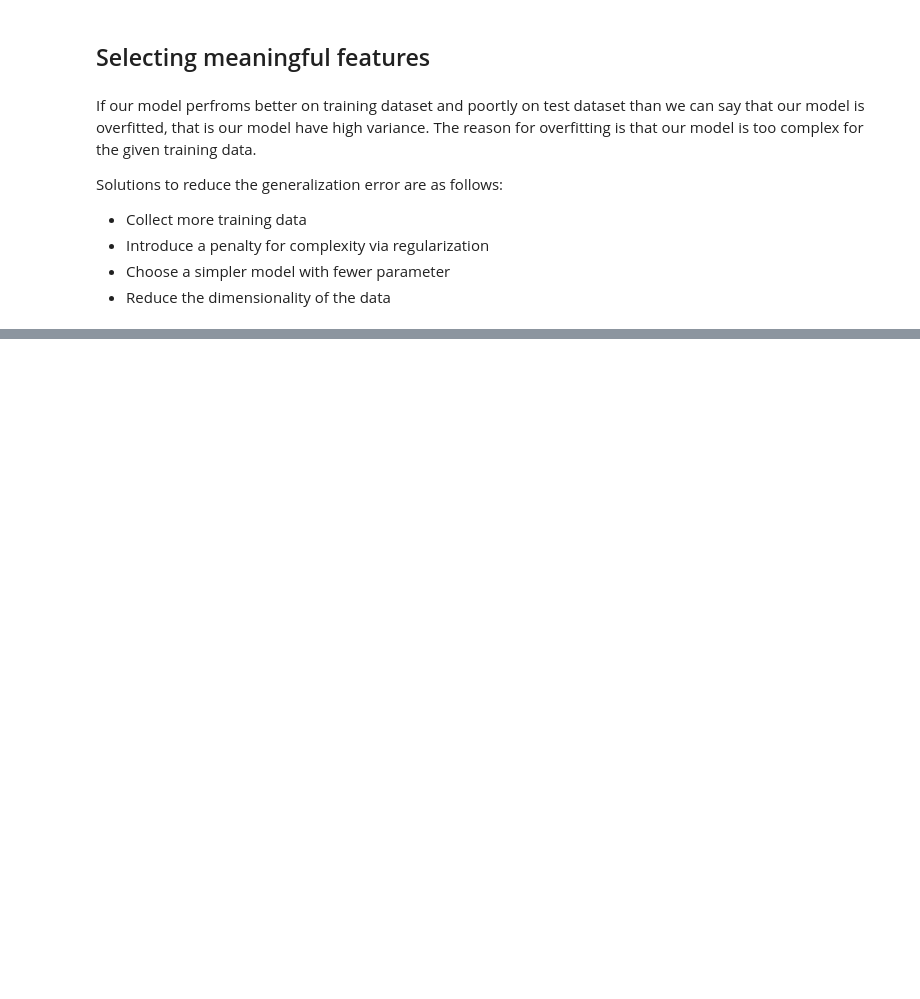
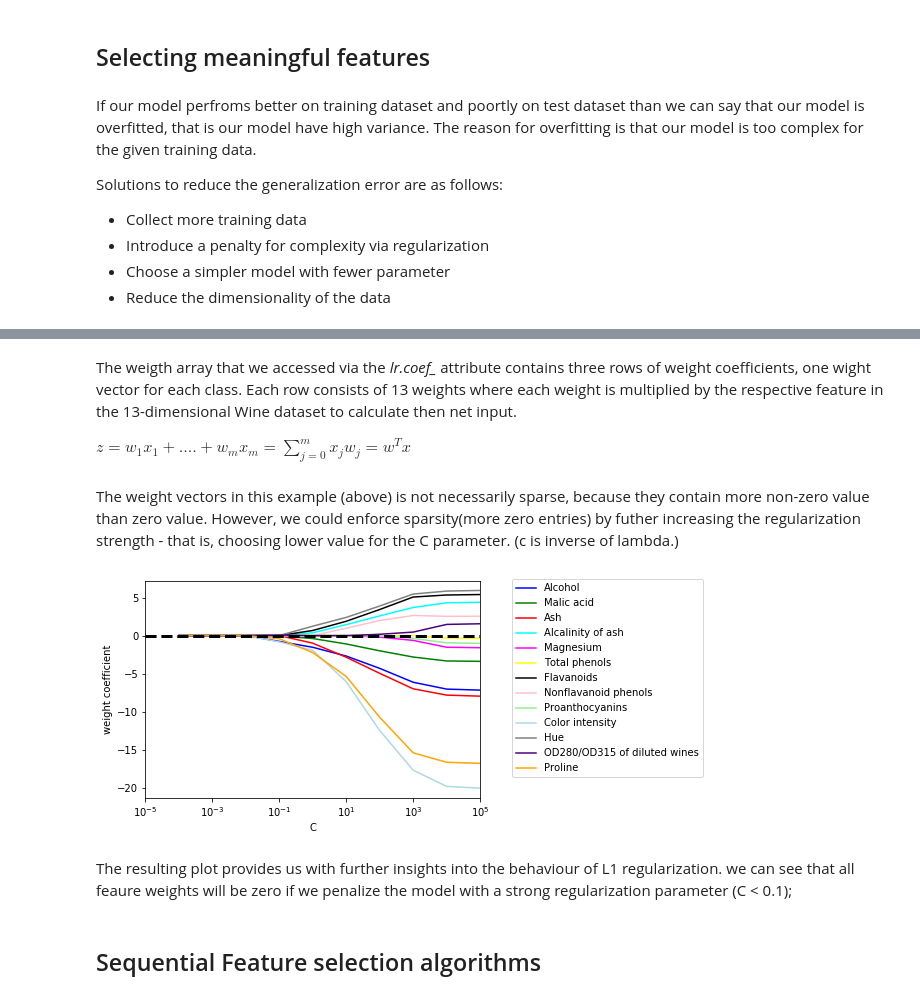
Before and after one commit to rishav-ish/MachineLearning, a Jupyter notebook: Chapter 4.ipynb, the cells around one changed output, grey strips where cells are left out. Drawn from its saved outputs; the diff is of its cells as text; code cells hidden in the pictures; blank space fills up the shorter version.

```diff
--- a/Chapter 4.ipynb
+++ b/Chapter 4.ipynb
@@ -336,0 +353,6 @@ Solutions to reduce the generalization error are as follows:
+# %%
+model = LogisticRegression(penalty='l1', C = 1.0)
+model.fit(X_train_std, y_train)
+
+print('Training accuracy:', model.score(X_train_std,y_train))
+print('Testing accuracy:', model.score(X_test_std, y_test))
@@ -336,0 +380,6 @@ Solutions to reduce the generalization error are as follows:
+# %% [markdown]
+The weigth array that we accessed via the *lr.coef_* attribute contains three rows of weight coefficients, one wight vector for each class. Each row consists of 13 weights where each weight is multiplied by the respective feature in the 13-dimensional Wine dataset to calculate then net input.
+
+$ z = w _1 x _1 + .... + w _m x _m = \sum ^m _{j=0} x _j w _j = w ^T x $
+# %% [markdown]
+The weight vectors in this example (above) is not necessarily sparse, because they contain more non-zero value than zero value. However, we could enforce sparsity(more zero entries) by futher increasing the regularization strength - that is, choosing lower value for the C parameter. (c is inverse of lambda.)
@@ -336,0 +391,35 @@ Solutions to reduce the generalization error are as follows:
+# %%
+#here we will draw a diagram showing a comparison between weight coefficeints and the regularization strength i.e C
+
+fig = plt.figure()
+ax = plt.subplot(111)
+
+colors = ['blue','green','red','cyan','magenta','yellow','black','pink','lightgreen','lightblue', 'gray', 'indigo', 'orange']
+
+weights, params = [], [] #empty list
+
+for c in np.arange(-4., 6.): #c value is between [-4,6)
+    model = LogisticRegression(penalty='l1', C = 10. ** c, random_state=0)
+    model.fit(X_train_std, y_train) #we are using scale data, remember this model uses Gradient Descent for cost optimization.
+    weights.append(model.coef_[1]) #will be considering model 2, remeber OvR.
+    params.append(10**c)
+
+weights = np.array(weights) #converting our list to numpy array
+
+for column, color in zip(range(weights.shape[1]), colors):
+    plt.plot(params, weights[:, column], label = df.columns[column+1], color = color)
+
+plt.axhline(0, color = 'black', linestyle = '--', linewidth = 3)
+plt.xlim([10**(-5), 10**5])
+plt.ylabel('weight coefficient')
+plt.xlabel('C')
+plt.xscale('log')
+#plt.legend(loc = 'upper left')
+ax.legend(loc = 'upper center', bbox_to_anchor = (1.38,1.03), ncol = 1, fancybox = True)
+plt.show()
+# %% [output]
+[figure, added]
+# %% [markdown]
+The resulting plot provides us with further insights into the behaviour of L1 regularization. we can see that all feaure weights will be zero if we penalize the model with a strong regularization parameter (C < 0.1);
+# %% [markdown]
+## Sequential Feature selection algorithms
```
Also changed, not shown: parts of 26 cells of this notebook, 4 other files.
